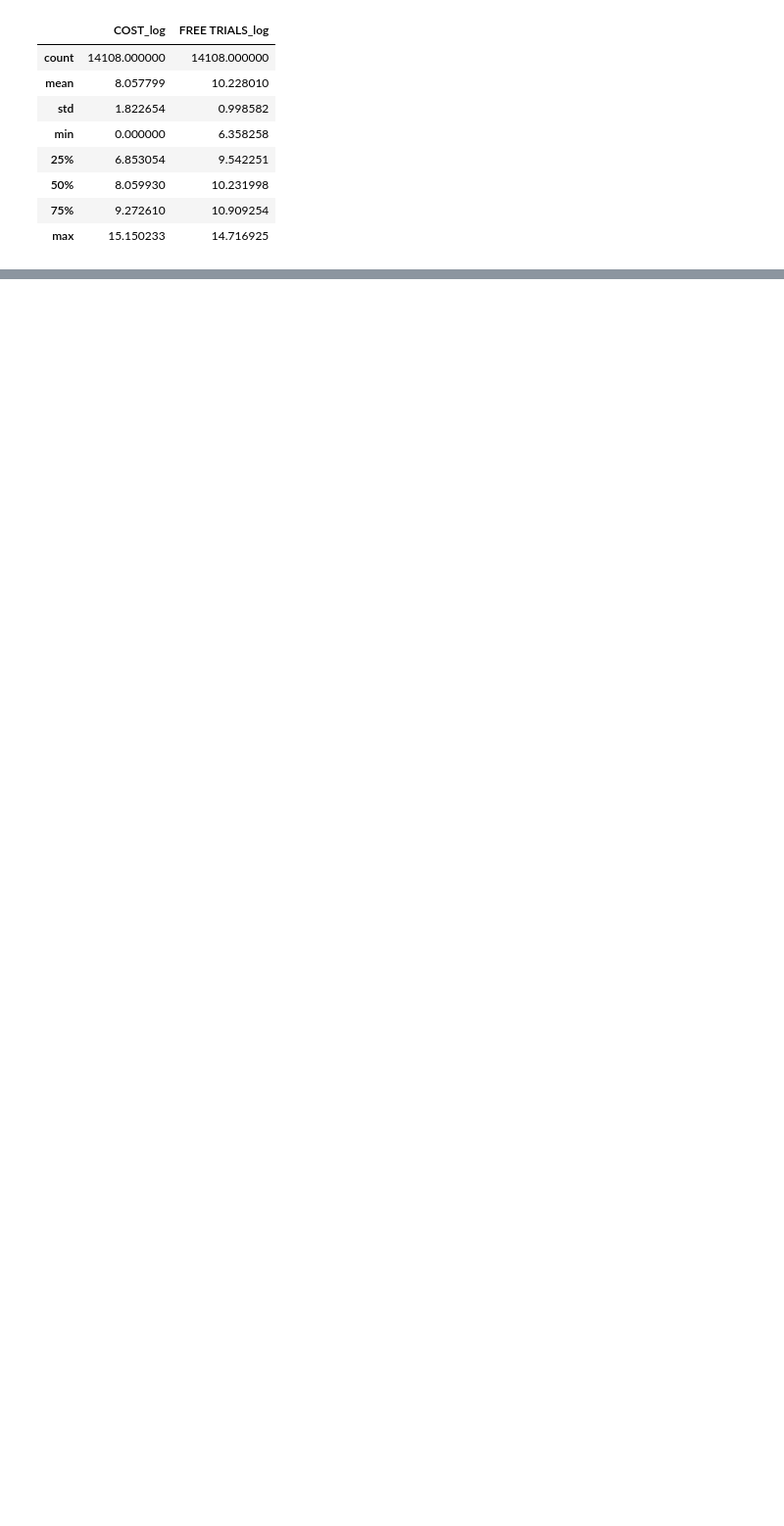
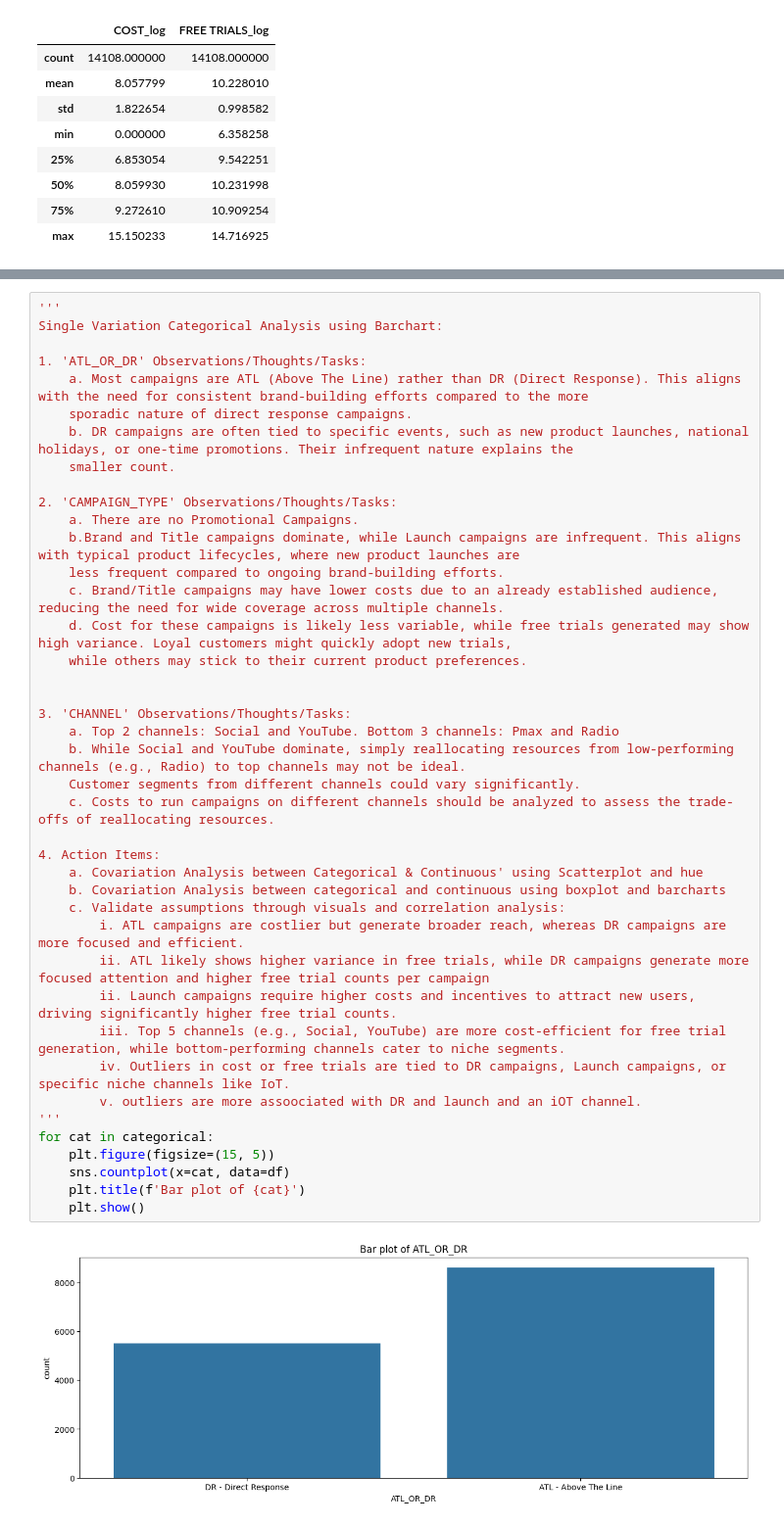
Before and after one commit to 11echeng/free-trial-analysis, a Jupyter notebook: src/notebook/paramount_eda_v1.ipynb, the cells around one changed output, grey strips where cells are left out. Shown at 98% size. Drawn from its saved outputs; the diff is of its cells as text; blank space fills up the shorter version.

Commit message:
eda visuals completed

```diff
--- a/src/notebook/paramount_eda_v1.ipynb
+++ b/src/notebook/paramount_eda_v1.ipynb
@@ -296,3 +283,46 @@ plt.title('Scatterplot of COST_log and FREE TRIALS_log')
 plt.show()
 # %% [output]
 [figure]
+# %%
+'''
+Single Variation Categorical Analysis using Barchart:
+
+1. 'ATL_OR_DR' Observations/Thoughts/Tasks:
+    a. Most campaigns are ATL (Above The Line) rather than DR (Direct Response). This aligns with the need for consistent brand-building efforts compared to the more
+    sporadic nature of direct response campaigns.
+    b. DR campaigns are often tied to specific events, such as new product launches, national holidays, or one-time promotions. Their infrequent nature explains the
+    smaller count.
+
+2. 'CAMPAIGN_TYPE' Observations/Thoughts/Tasks:
+    a. There are no Promotional Campaigns.
+    b.Brand and Title campaigns dominate, while Launch campaigns are infrequent. This aligns with typical product lifecycles, where new product launches are
+    less frequent compared to ongoing brand-building efforts.
+    c. Brand/Title campaigns may have lower costs due to an already established audience, reducing the need for wide coverage across multiple channels.
+    d. Cost for these campaigns is likely less variable, while free trials generated may show high variance. Loyal customers might quickly adopt new trials,
+    while others may stick to their current product preferences.
+
+
+3. 'CHANNEL' Observations/Thoughts/Tasks:
+    a. Top 2 channels: Social and YouTube. Bottom 3 channels: Pmax and Radio
+    b. While Social and YouTube dominate, simply reallocating resources from low-performing channels (e.g., Radio) to top channels may not be ideal.
+    Customer segments from different channels could vary significantly.
+    c. Costs to run campaigns on different channels should be analyzed to assess the trade-offs of reallocating resources.
+
+4. Action Items:
+    a. Covariation Analysis between Categorical & Continuous' using Scatterplot and hue
+    b. Covariation Analysis between categorical and continuous using boxplot and barcharts
+    c. Validate assumptions through visuals and correlation analysis:
+        i. ATL campaigns are costlier but generate broader reach, whereas DR campaigns are more focused and efficient.
+        ii. ATL likely shows higher variance in free trials, while DR campaigns generate more focused attention and higher free trial counts per campaign
+        ii. Launch campaigns require higher costs and incentives to attract new users, driving significantly higher free trial counts.
+        iii. Top 5 channels (e.g., Social, YouTube) are more cost-efficient for free trial generation, while bottom-performing channels cater to niche segments.
+        iv. Outliers in cost or free trials are tied to DR campaigns, Launch campaigns, or specific niche channels like IoT.
+        v. outliers are more assoociated with DR and launch and an iOT channel.
+'''
+for cat in categorical:
+    plt.figure(figsize=(15, 5))
+    sns.countplot(x=cat, data=df)
+    plt.title(f'Bar plot of {cat}')
+    plt.show()
+# %% [output]
+[figure, added]
```
Also changed, not shown: parts of 8 cells of this notebook.
